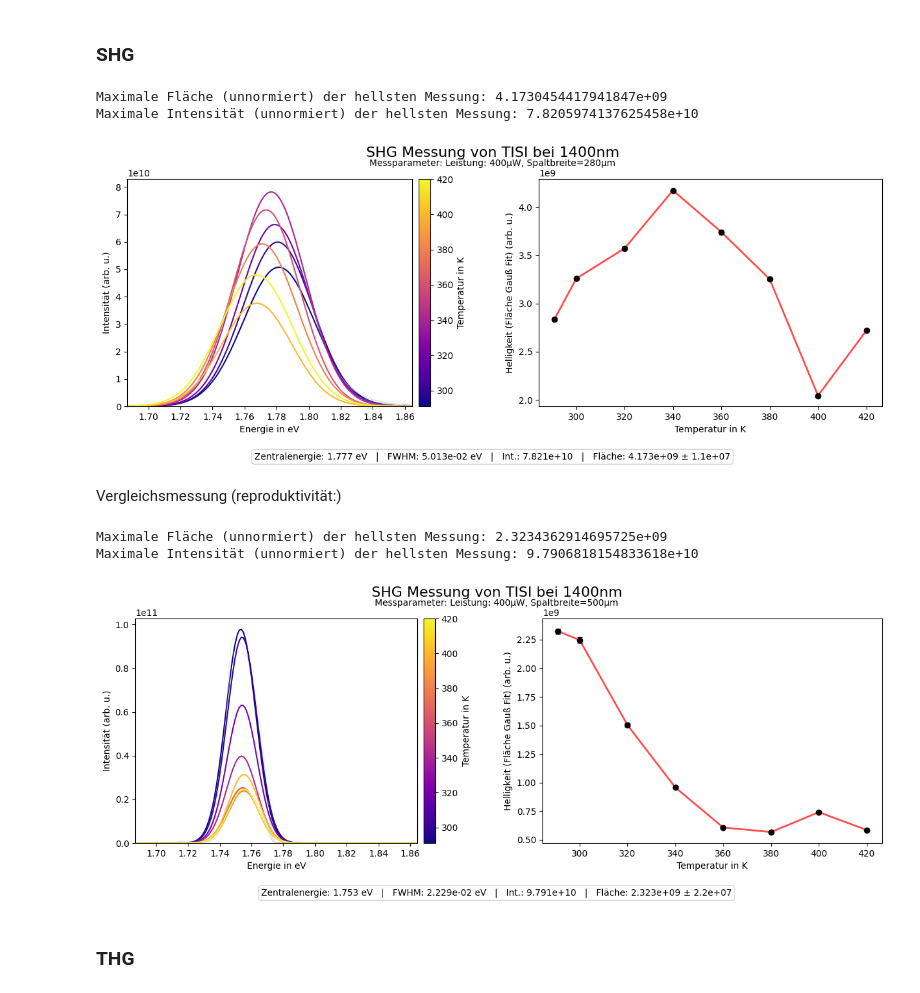
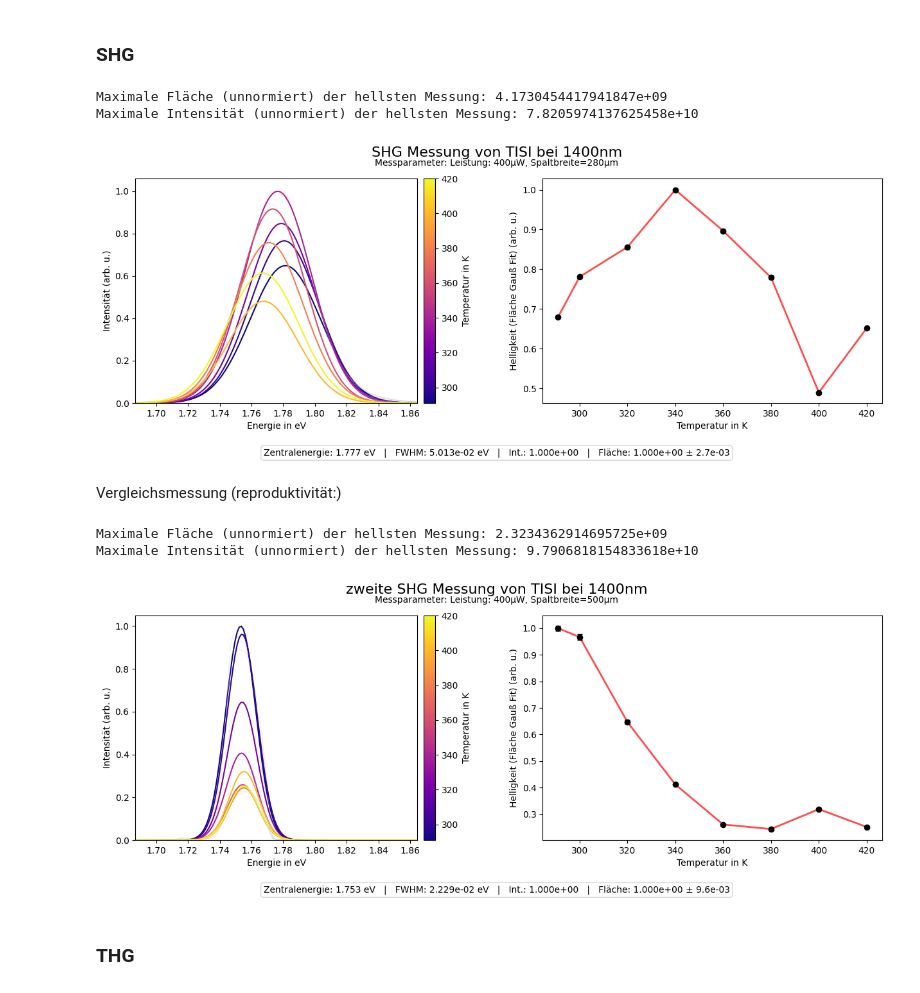
Before and after one commit to FlorianAdamczyk/auswertung_neu, a Jupyter notebook: 2025-05-27 Auswertung TCBC TBBB LNO/Auswertung mit Python.ipynb, the cells around one changed output. Drawn from its saved outputs; the diff is of its cells as text; code cells hidden in the pictures.

Commit message:
plots nochmal aktualisiert mit allen alternativen

```diff
--- a/2025-05-27 Auswertung TCBC TBBB LNO/Auswertung mit Python.ipynb
+++ b/2025-05-27 Auswertung TCBC TBBB LNO/Auswertung mit Python.ipynb
@@ -538,21 +538,21 @@ Maximale Intensität (unnormiert) der hellsten Messung: -7.8485786621733122e+09
 # %%
 NLO_plot(
     middle_value=700,
     difference=35,
     filepath='TISI_400uW_1400nm/*.asc',
     suptitle='SHG Messung von TISI bei 1400nm',
     filename_prefix='TISI_SHG',
     power="400µW",
     slit_width="280µm",
     compare=False,
     reference=False,
-    normalisationfactor=1,
-    norm_intensitaet=1
+    normalisationfactor=4.1730454417941847e+09,
+    norm_intensitaet=7.8205974137625458e+10
 )
 # %% [output]
 Maximale Fläche (unnormiert) der hellsten Messung: 4.1730454417941847e+09
 Maximale Intensität (unnormiert) der hellsten Messung: 7.8205974137625458e+10
-[figure, old version]
+[figure, new version]
 # %% [markdown]
 Vergleichsmessung (reproduktivität:)
 # %%
@@ -560,19 +560,19 @@ NLO_plot(
     middle_value=700,
     difference=35,
     filepath='TISI_400uW_1400nmm/*.asc',
-    suptitle='SHG Messung von TISI bei 1400nm',
+    suptitle='zweite SHG Messung von TISI bei 1400nm',
     filename_prefix='TISI_SHG_reproduction',
     power="400µW",
     slit_width="500µm",
     compare=False,
     reference=False,
-    normalisationfactor=1,
-    norm_intensitaet=1
+    normalisationfactor=2.3234362914695725e+09,
+    norm_intensitaet=9.7906818154833618e+10
 )
 # %% [output]
 Maximale Fläche (unnormiert) der hellsten Messung: 2.3234362914695725e+09
 Maximale Intensität (unnormiert) der hellsten Messung: 9.7906818154833618e+10
-[figure, old version]
+[figure, new version]
 # %% [markdown]
 ### THG
 # %%
```
Also changed, not shown: parts of 1 cell of this notebook, 21 other files.
